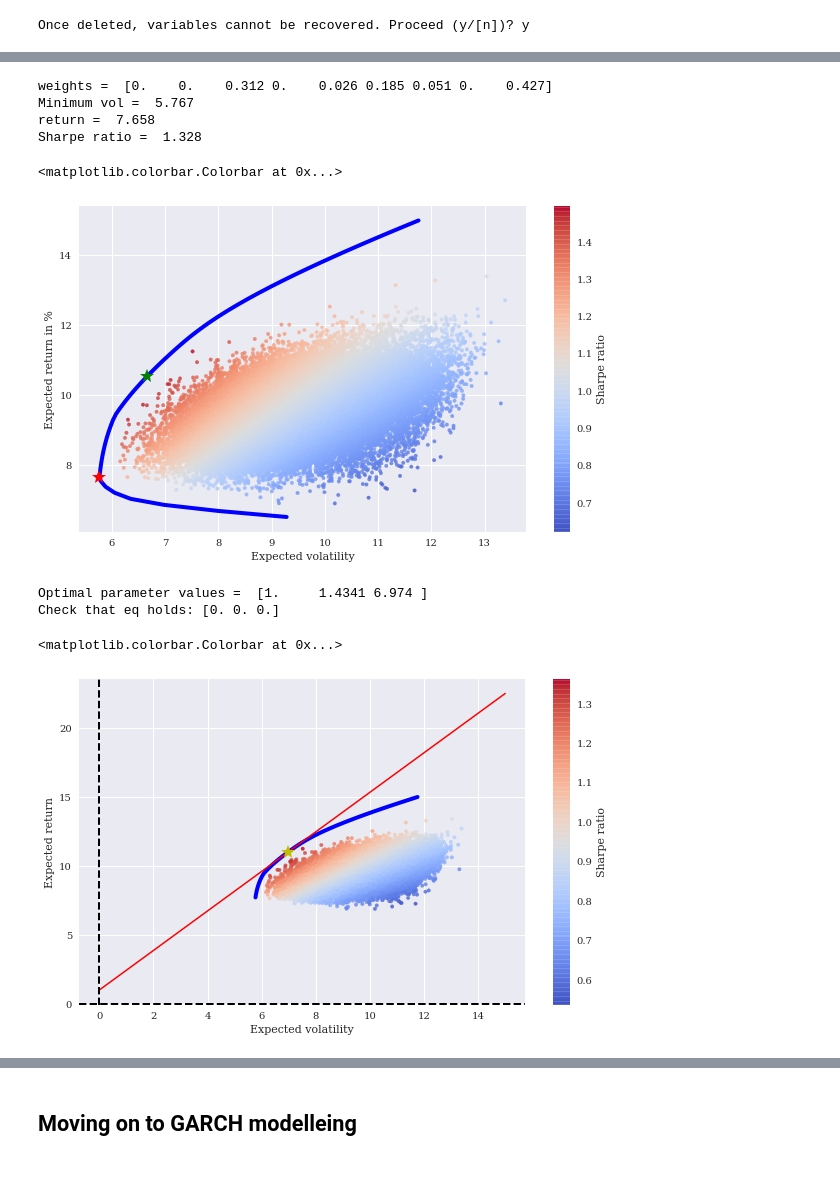
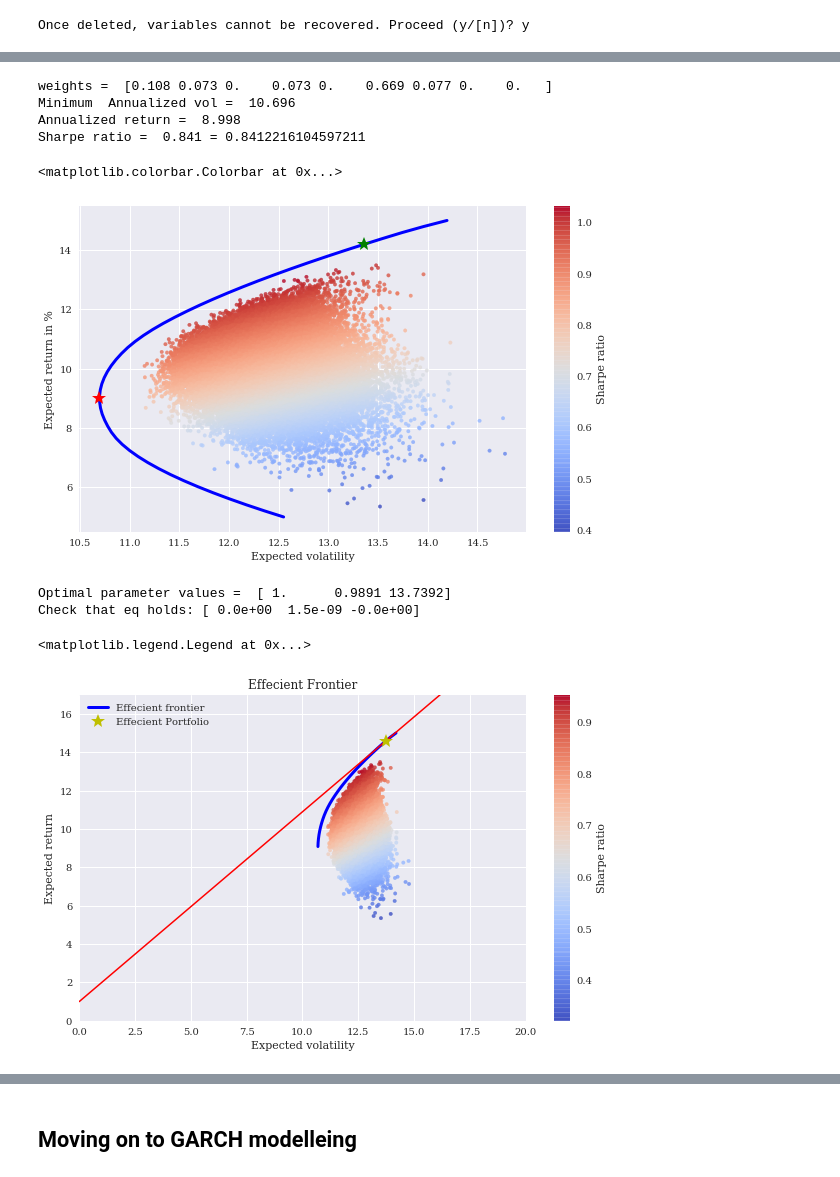
Before and after one commit to MartinBA741/Applied-Corporate-Finance, a Jupyter notebook: Yahoo Finance.ipynb, the cells around one changed output, grey strips where cells are left out. Saved outputs shown, nothing was run; the diff lists cells and outputs as text; code cells hidden in the pictures.

```diff
--- a/Yahoo Finance.ipynb
+++ b/Yahoo Finance.ipynb
@@ -64,5 +57,13 @@ rets = pd.DataFrame()
 # %%
+# Create DataFrame to store data
+df = pd.DataFrame()
+df_change = pd.DataFrame()
+rets = pd.DataFrame()
+
 for x in mylist:
-    df[x] = pdr.get_data_yahoo(x, start=datetime.datetime(2017, 1, 1))['Adj Close']
+    df[x] = pdr.get_data_yahoo(x, start=datetime.datetime(2012, 1, 1), end=datetime.datetime(2019, 8, 1))['Adj Close']
+
     df_change['pct_c_{}'.format(x)] = df[x].pct_change()   #
     rets[x] = np.log(df[x] / df[x].shift(1))*100
+
+rets = rets.dropna()
@@ -174,14 +265,14 @@ Maximum Sharpe Ratio =  1.580930000821833
 # Minimize Vol
 optv = sco.minimize(port_vol, eweights, method='SLSQP', bounds=bnds, constraints=cons)
 print('weights = ', optv['x'].round(3))
-print('Minimum vol = ', port_vol(optv['x']).round(3))
-print('return = ', port_ret(optv['x']).round(3))
-print('Sharpe ratio = ', (port_ret(optv['x']) / port_vol(optv['x'])).round(3))
+print('Minimum  Annualized vol = ', port_vol(optv['x']).round(3))
+print('Annualized return = ', port_ret(optv['x']).round(3))
+print('Sharpe ratio = ', (port_ret(optv['x']) / port_vol(optv['x'])).round(3), '=', -sharpe_ratio(optv['x']))
 # %% [output]
-weights =  [0.    0.    0.312 0.    0.026 0.185 0.051 0.    0.427]
-Minimum vol =  5.767
-return =  7.658
-Sharpe ratio =  1.328
+weights =  [0.108 0.073 0.    0.073 0.    0.669 0.077 0.    0.   ]
+Minimum  Annualized vol =  10.696
+Annualized return =  8.998
+Sharpe ratio =  0.841 = 0.8412216104597211
 # %%
 # Effecient Frontier pp. 224
 
@@ -193,19 +284,19 @@ cons = ({'type': 'eq', 'fun': lambda x: port_ret(x) - tret},
 bnds = tuple((0,1) for x in weights)
 
 # Target Return
-trets = np.linspace(6.5, 15.0, 50) # We want to find minimum vol portfolios to each target return (trets).
+trets = np.linspace(5, 15, 50) # We want to find minimum vol portfolios to each target return (trets).
 
 tvols = []
 for tret in trets:
     res = sco.minimize(port_vol, eweights, method='SLSQP', bounds=bnds, constraints=cons)
-    tvols.append(res['fun'])
+    tvols.append(res['fun'])      # Store the minimum volatilities corresponding to the target return.
 
 # Store tvols as numpy array
 tvols = np.array(tvols)
 # %%
 plt.figure(figsize=(10,6))
 plt.scatter(p_vols, p_rets, c=p_rets / p_vols, marker='.', alpha=0.8, cmap='coolwarm')
-plt.plot(tvols, trets, 'b', lw=4.0)
+plt.plot(tvols, trets, 'b', lw=3.0)
 plt.plot(port_vol(opts['x']), port_ret(opts['x']), 'g*', markersize=15.0)
 plt.plot(port_vol(optv['x']), port_ret(optv['x']), 'r*', markersize=15.0)
 plt.xlabel('Expected volatility')
@@ -213,7 +304,7 @@ plt.ylabel('Expected return in %')
 plt.colorbar(label='Sharpe ratio')
 # %% [output]
 <matplotlib.colorbar.Colorbar at 0x...>
-[figure, old version]
+[figure, new version]
 # %%
 # Capital Market Line pp. 425
 
@@ -234,39 +336,49 @@ def df(x):
 # %%
 # page 427
+rf=1.0
 def equations(p, rf=1.0):
     eq1 = rf - p[0]
     eq2 = rf + p[1] * p[2] - f(p[2])
     eq3 = p[1] - df(p[2])
     return eq1, eq2, eq3
 
-opt = sco.fsolve(equations, [0.01, 0.2, 0.1])
+opt = sco.fsolve(equations, [0.01, 0.05, 0.51])
 
 print('Optimal parameter values = ', opt.round(4))
 
-print('Check that eq holds:', np.round(equations(opt), 6))
+print('Check that eq holds:', np.round(equations(opt), 10))
 # %% [output]
-Optimal parameter values =  [1.     1.4341 6.974 ]
-Check that eq holds: [0. 0. 0.]
+Optimal parameter values =  [ 1.      0.9891 13.7392]
+Check that eq holds: [ 0.0e+00  1.5e-09 -0.0e+00]
 # %%
-plt.figure(figsize=(10,6))
-plt.scatter(p_vols, p_rets, c=(p_rets-1.0) / p_vols,                      # Check rf = 0.01
+#plt.figure(figsize=(10,6))
+fig, ax = plt.subplots(nrows=1, ncols=1, figsize=(10,6))
+
+plt.scatter(p_vols, p_rets, c=(p_rets-rf) / p_vols,                      # Check rf = 0.01
             marker='.', alpha=0.8, cmap='coolwarm')
-plt.plot(evols, erets, 'b', lw=4.0)
 
-cx = np.linspace(0.0, 15.0)
+plt.plot(evols, erets, 'b', lw=3.0, label='Effecient frontier')
+
+cx = np.linspace(0.0, 18.0)
 plt.plot(cx, opt[0] + opt[1] * cx, 'r', lw=1.5)
 
-plt.plot(opt[2], f(opt[2]), 'y*', markersize=15)
+plt.plot(opt[2], f(opt[2]), 'y*', markersize=15, label='Effecient Portfolio')
 
 plt.grid(True)
 
-plt.axhline(0,color='k', ls='--', lw=2.0)
-plt.axvline(0,color='k', ls='--', lw=2.0)
+#plt.axhline(0,color='k', ls='--', lw=2.0)
+#plt.axvline(0,color='k', ls='--', lw=2.0)
+
+axes = plt.gca()
+axes.set_xlim([0,20])
+axes.set_ylim([0,17])
 
 plt.xlabel('Expected volatility')
 plt.ylabel('Expected return')
+plt.title('Effecient Frontier')
 plt.colorbar(label='Sharpe ratio')
+plt.legend()
 # %% [output]
-<matplotlib.colorbar.Colorbar at 0x...>
+<matplotlib.legend.Legend at 0x...>
-[figure, old version]
+[figure, new version]
 # %%
```
Also changed, not shown: parts of 40 cells of this notebook.
